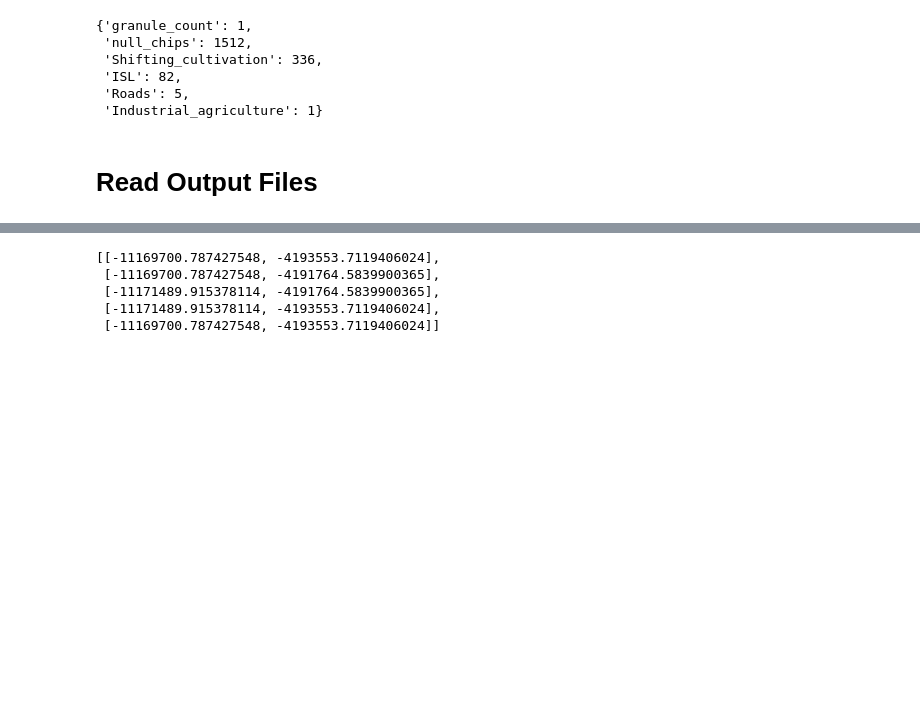
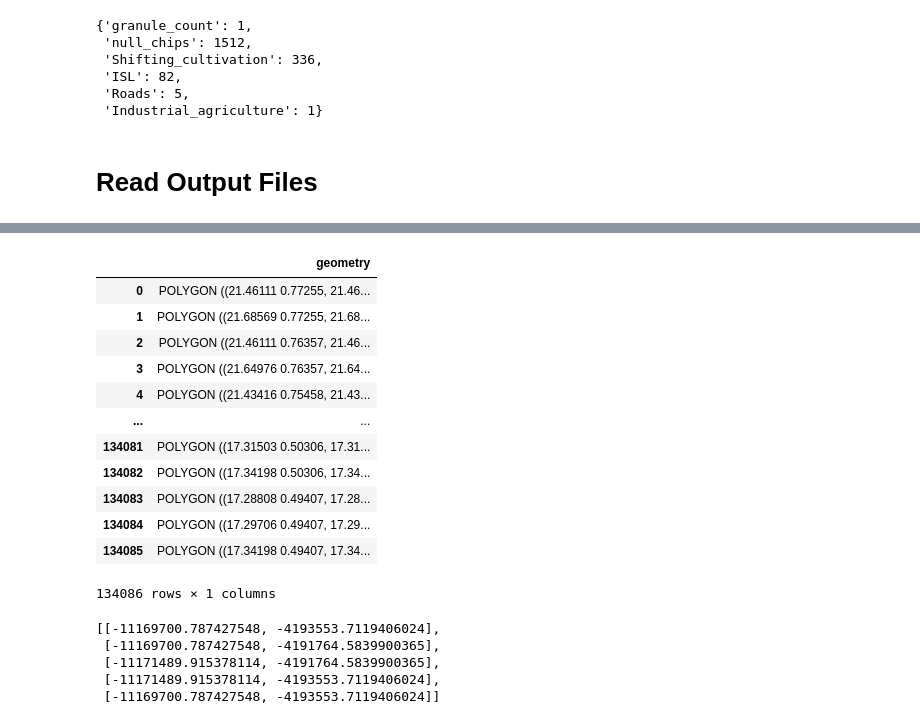
Before and after one commit to Project-Canopy/cb_feature_detection, a Jupyter notebook: inference/inference_pipeline.ipynb, the cells around one changed output, grey strips where cells are left out. Drawn from its saved outputs; the diff is of its cells as text; code cells hidden in the pictures; blank space fills up the shorter version.

```diff
--- a/inference/inference_pipeline.ipynb
+++ b/inference/inference_pipeline.ipynb
@@ -229,7 +271,7 @@ gdf.to_file("./inference_output/test.geojson", driver='GeoJSON')
 # %% [markdown]
 # Read Output Files
 # %%
-def process_output_files(json_path,download=True, filepath = "predict_test-2021-05-03-23-37-03.json", label_match="ISL"):
+def process_output_files(json_path,download=True, filepath = "predict_test-2021-05-10-22-38-41.json", label_match="Shifting_cultivation"):
 
     s3 = boto3.resource('s3')
 
@@ -268,6 +310,6 @@ def process_output_files(json_path,download=True, filepath = "predict_test-2021-
                     count[label] += 1
     return count, label_match_results, granule_list, data
 # %%
-json_path = "s3://canopy-production-ml/inference/output/inference_output_test-2021-05-07-19-29-53.json"
+json_path = "s3://canopy-production-ml/inference/output/predict_test-2021-05-10-22-38-41.json"
 
 count, match_results, granule_list, data = process_output_files(json_path)
@@ -280,7 +332,23 @@ for result in match_results:
 # %%
 gdf = gpd.GeoDataFrame({"geometry":polygon_list})
 # %%
-gdf = gdf.set_crs(epsg=3257)
+# gdf = gdf.set_crs(epsg=3257)
 
-gdf = gdf.to_crs(epsg=4326)
+# gdf = gdf.to_crs(epsg=4326)
+# %%
+gdf
+# %% [output]
+|  | geometry |
+| 0 | POLYGON ((21.46111 0.77255, 21.46... |
+| 1 | POLYGON ((21.68569 0.77255, 21.68... |
+| 2 | POLYGON ((21.46111 0.76357, 21.46... |
+| 3 | POLYGON ((21.64976 0.76357, 21.64... |
+| 4 | POLYGON ((21.43416 0.75458, 21.43... |
+| ... | ... |
+| 134081 | POLYGON ((17.31503 0.50306, 17.31... |
+| 134082 | POLYGON ((17.34198 0.50306, 17.34... |
+| 134083 | POLYGON ((17.28808 0.49407, 17.28... |
+| 134084 | POLYGON ((17.29706 0.49407, 17.29... |
+| 134085 | POLYGON ((17.34198 0.49407, 17.34... |
+134086 rows × 1 columns
 # %%
```
Also changed, not shown: parts of 8 cells of this notebook, 2 other files.
